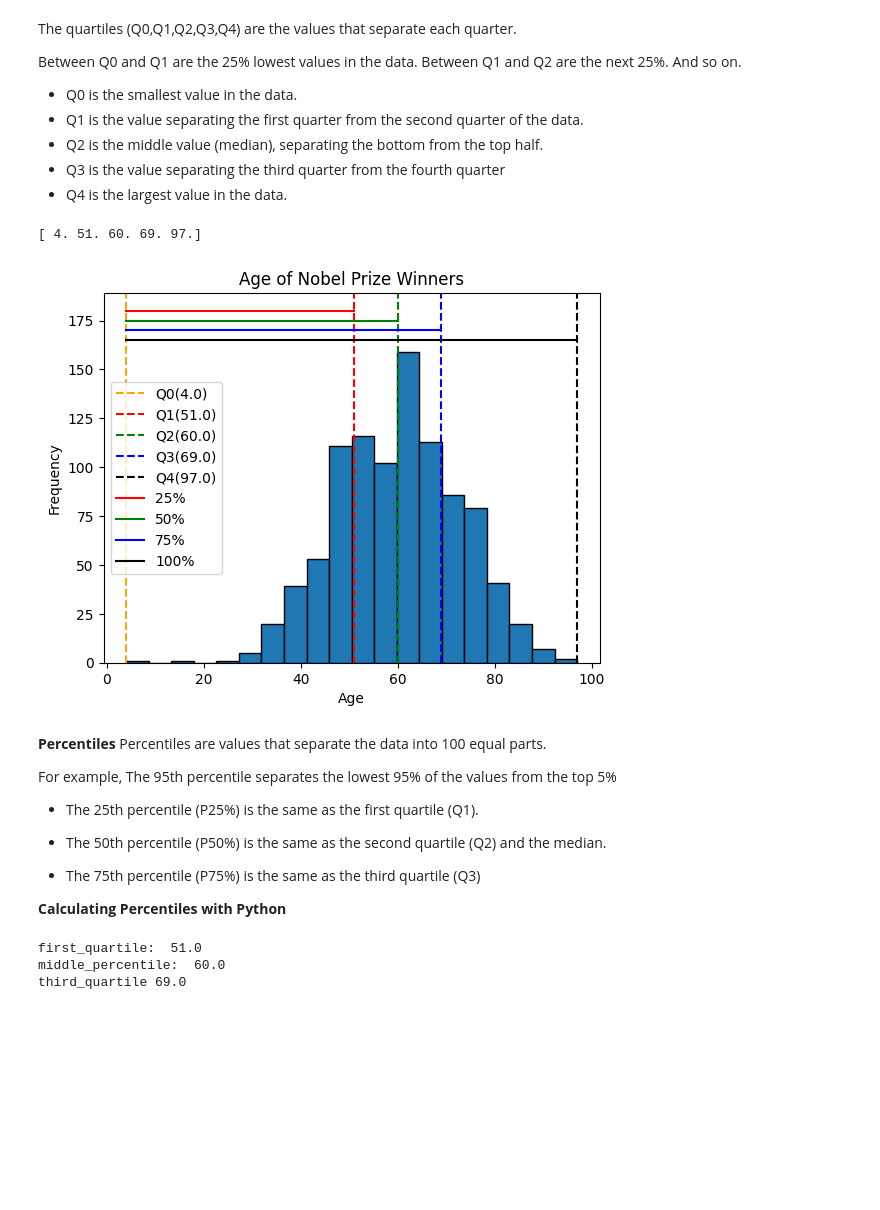
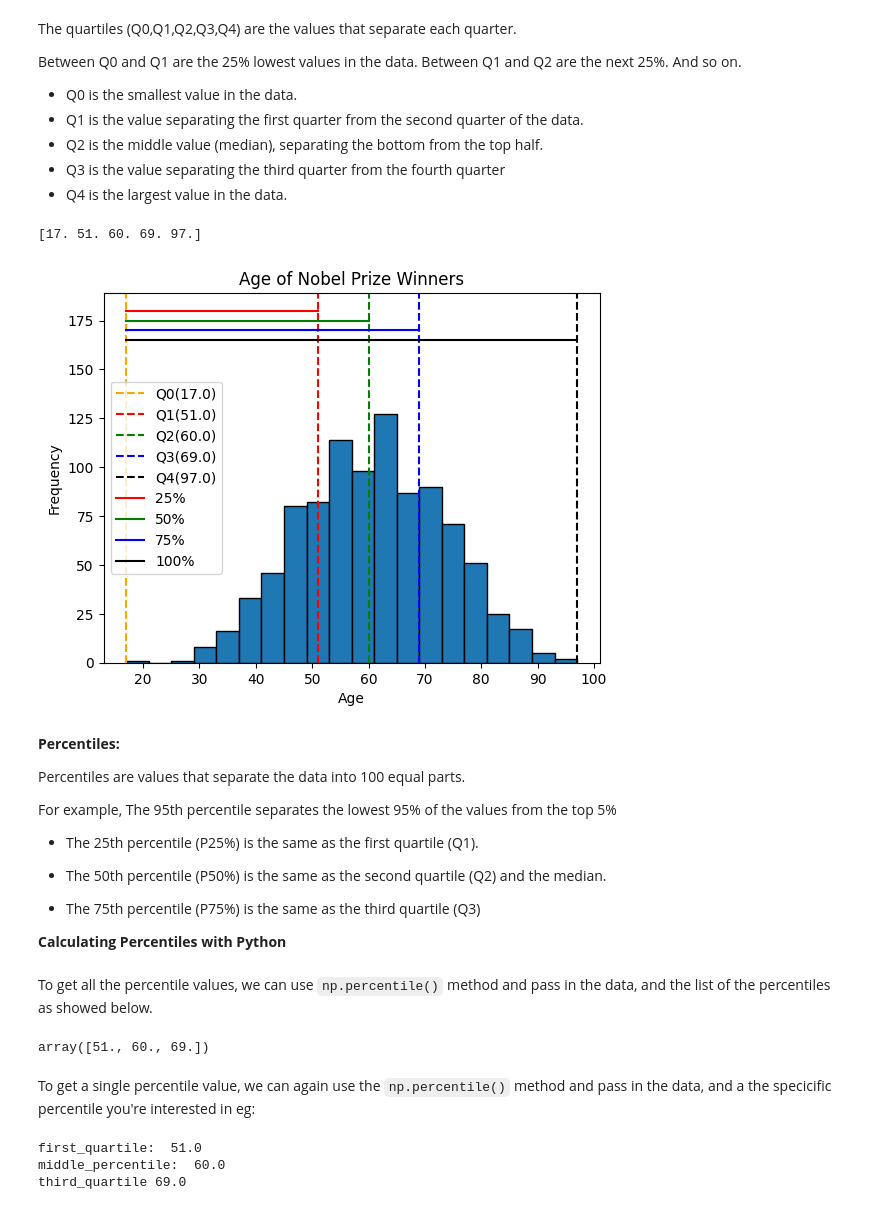
Before and after one commit to dataidea/dataidea, a Jupyter notebook: nbs/Python-Data-Analysis/Week5-Statistics/51_descriptive_statistics.ipynb, the cells around one changed output. Saved outputs shown, nothing was run; the diff lists cells and outputs as text; code cells hidden in the pictures; blank space fills up the shorter version.

```diff
--- a/nbs/Python-Data-Analysis/Week5-Statistics/51_descriptive_statistics.ipynb
+++ b/nbs/Python-Data-Analysis/Week5-Statistics/51_descriptive_statistics.ipynb
@@ -52,3 +62,6 @@ data.sample(n=5)
+# %%
+# removing organizations
+data = data[data.Gender != 'org']
 # %%
 ages = data.age
 
@@ -189,34 +202,35 @@ Between Q0 and Q1 are the 25% lowest values in the data. Between Q1 and Q2 are t
 - Q4 is the largest value in the data.
 # %%
 # Calculate the quartile
-quartiles = np.quantile(a=age, q=[0, 0.25, 0.5, 0.75, 1])
+quartiles = np.quantile(a=ages, q=[0, 0.25, 0.5, 0.75, 1])
 
 print(quartiles)
 # %% [output]
-[ 4. 51. 60. 69. 97.]
+[17. 51. 60. 69. 97.]
 # %%
-plt.hist(x=age, bins=20, edgecolor='black')
+plt.hist(x=ages, bins=20, edgecolor='black')
 # add standard deviation lines
 plt.axvline(quartiles[0], color='orange', linestyle='--', label=f'Q0({quartiles[0]})')
 plt.axvline(quartiles[1], color='red', linestyle='--', label=f'Q1({quartiles[1]})')
 plt.axvline(quartiles[2], color='green', linestyle='--', label=f'Q2({quartiles[2]})')
 plt.axvline(quartiles[3], color='blue', linestyle='--', label=f'Q3({quartiles[3]})')
 plt.axvline(quartiles[4], color='black', linestyle='--', label=f'Q4({quartiles[4]})')
 plt.plot([quartiles[0], quartiles[1]], [180, 180], color='red', label=f'25%')
 plt.plot([quartiles[0], quartiles[2]], [175, 175], color='green', label=f'50%')
 plt.plot([quartiles[0], quartiles[3]], [170, 170], color='blue', label=f'75%')
 plt.plot([quartiles[0], quartiles[4]], [165, 165], color='black', label=f'100%')
 # labels
 plt.title('Age of Nobel Prize Winners')
 plt.ylabel('Frequency')
 plt.xlabel('Age')
 # Adjust the position of the legend
 plt.legend(loc='center left')
 plt.show()
 # %% [output]
-[figure, old version]
+[figure, new version]
 # %% [markdown]
-**Percentiles**
+**Percentiles:**
+
 Percentiles are values that separate the data into 100 equal parts.
 
 For example, The 95th percentile separates the lowest 95% of the values from the top 5%
@@ -228,4 +242,13 @@ For example, The 95th percentile separates the lowest 95% of the values from the
 - The 75th percentile (P75%) is the same as the third quartile (Q3)
 
 **Calculating Percentiles with Python**
+# %% [markdown]
+To get all the percentile values, we can use `np.percentile()` method and pass in the data, and the list of the percentiles as showed below.
+# %%
+# Getting many percentiles
+np.percentile(ages, [25, 50, 75])
+# %% [output]
+array([51., 60., 69.])
+# %% [markdown]
+To get a single percentile value, we can again use the `np.percentile()` method and pass in the data, and a the specicific percentile you're interested in eg:
 # %%
```
Also changed, not shown: parts of 24 cells of this notebook, 1 other file.
